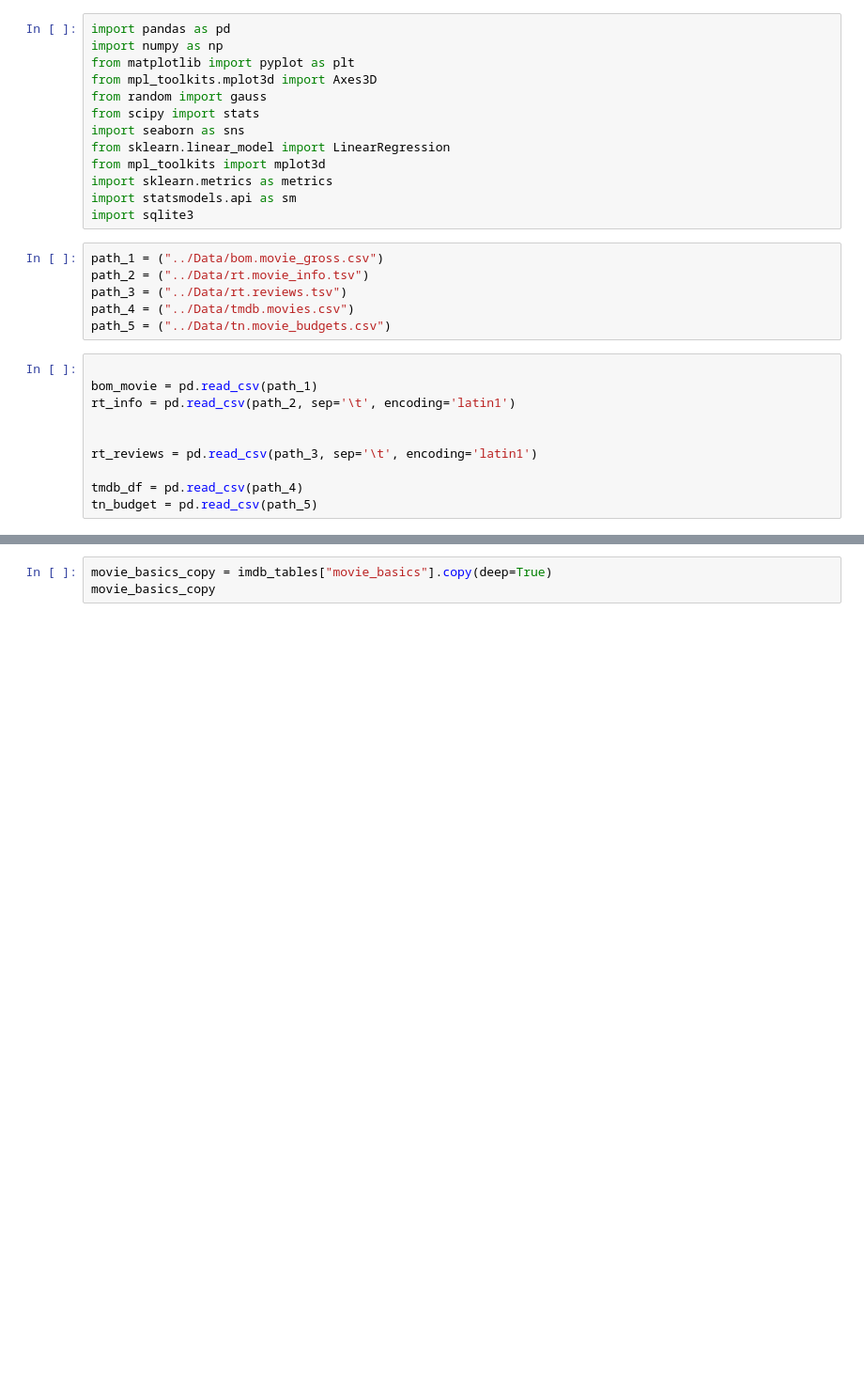
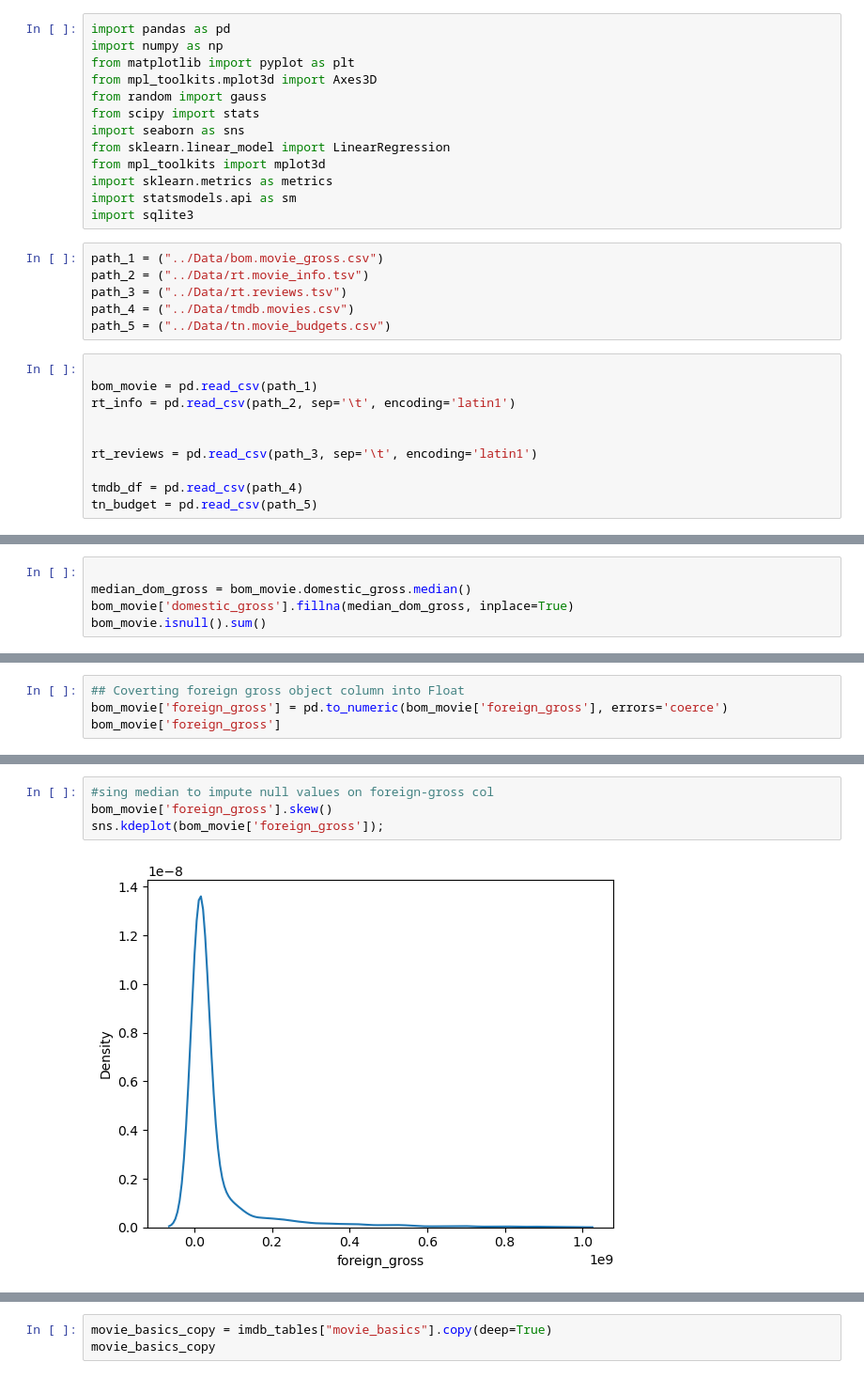
Before and after one commit to Arasirwa/Phase-2-project, a Jupyter notebook: notebooks/exploratory.ipynb, the cells around one changed output, grey strips where cells are left out. Shown at 94% size. Saved outputs shown, nothing was run; the diff lists cells and outputs as text; blank space fills up the shorter version.

```diff
--- a/notebooks/exploratory.ipynb
+++ b/notebooks/exploratory.ipynb
@@ -208,0 +297,5 @@ tn_budget = pd.read_csv(path_5)
+# %%
+
+median_dom_gross = bom_movie.domestic_gross.median()
+bom_movie['domestic_gross'].fillna(median_dom_gross, inplace=True)
+bom_movie.isnull().sum()
@@ -208,0 +315,4 @@ tn_budget = pd.read_csv(path_5)
+# %%
+## Coverting foreign gross object column into Float
+bom_movie['foreign_gross'] = pd.to_numeric(bom_movie['foreign_gross'], errors='coerce')
+bom_movie['foreign_gross']
@@ -208,0 +332,6 @@ tn_budget = pd.read_csv(path_5)
+# %%
+#sing median to impute null values on foreign-gross col
+bom_movie['foreign_gross'].skew()
+sns.kdeplot(bom_movie['foreign_gross']);
+# %% [output]
+[figure, added]
```
Also changed, not shown: parts of 19 cells of this notebook.
